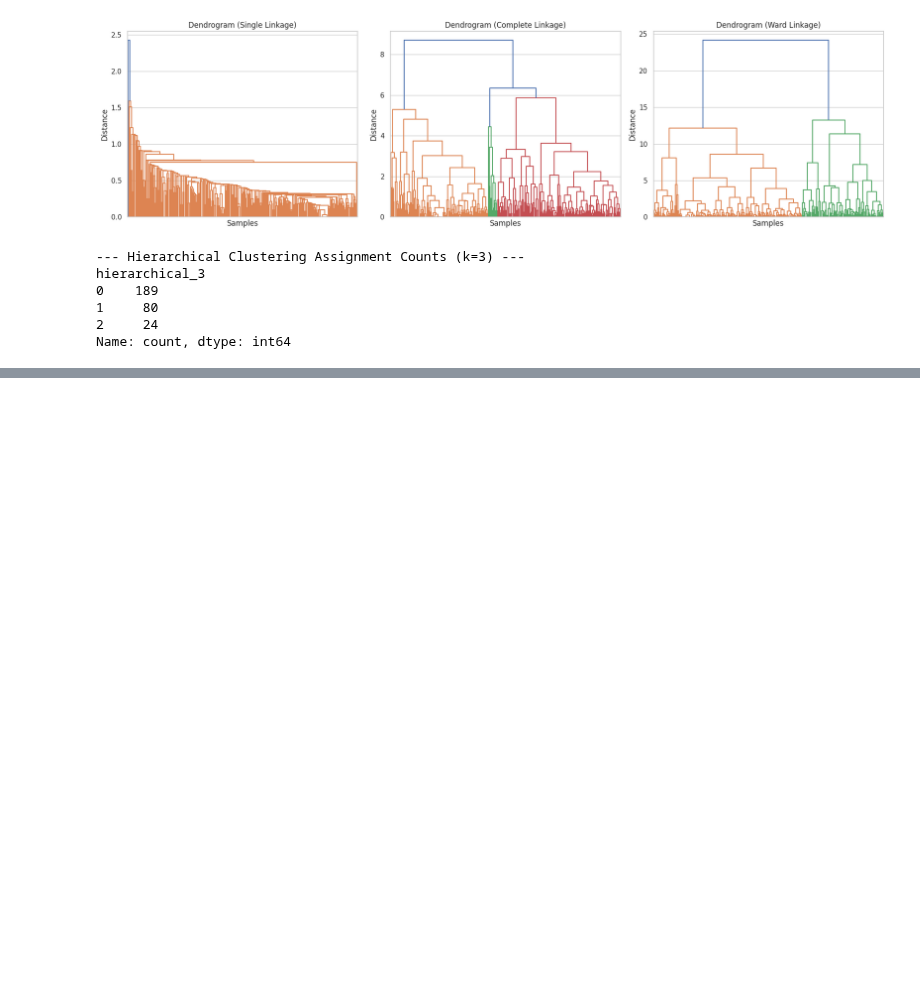
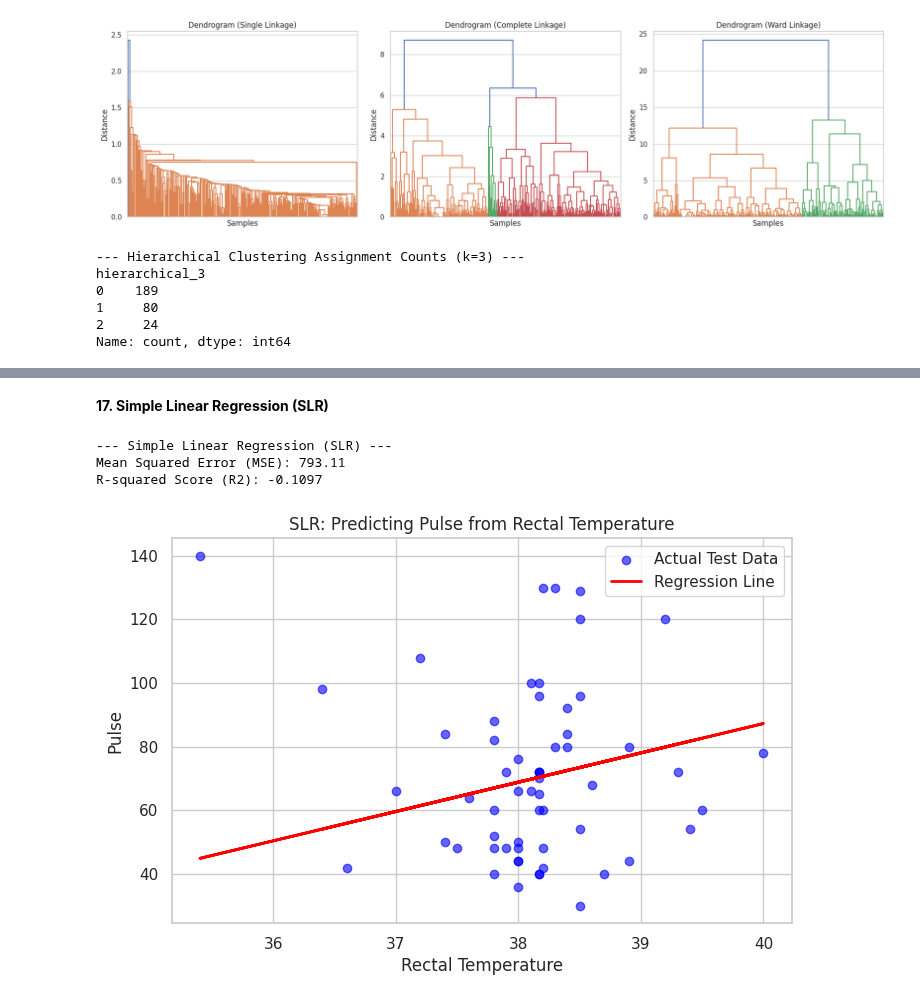
Before and after one commit to Rudragupta8777/Rudra-Gupta, a Jupyter notebook: EDA.ipynb, the cells around one changed output, grey strips where cells are left out. Drawn from its saved outputs; the diff is of its cells as text; code cells hidden in the pictures; blank space fills up the shorter version.

```diff
--- a/EDA.ipynb
+++ b/EDA.ipynb
@@ -638,0 +686,37 @@ Name: count, dtype: int64
+# %% [markdown]
+**17. Simple Linear Regression (SLR)**
+# %%
+print("\n--- Simple Linear Regression (SLR) ---")
+
+# I want to predict 'pulse' (dependent) based on 'rectal_temp' (independent)
+X_slr = df[['rectal_temp']]
+y_slr = df['pulse']
+
+# Splitting the data into 80% training and 20% testing sets
+X_train_slr, X_test_slr, y_train_slr, y_test_slr = train_test_split(X_slr, y_slr, test_size=0.2, random_state=42)
+
+# Training the Linear Regression model
+slr_model = LinearRegression()
+slr_model.fit(X_train_slr, y_train_slr)
+
+# Making predictions on the test set
+y_pred_slr = slr_model.predict(X_test_slr)
+
+# Evaluating the SLR model
+print(f"Mean Squared Error (MSE): {mean_squared_error(y_test_slr, y_pred_slr):.2f}")
+print(f"R-squared Score (R2): {r2_score(y_test_slr, y_pred_slr):.4f}")
+
+# Visualizing the regression line against the test data
+plt.figure(figsize=(8, 5))
+plt.scatter(X_test_slr, y_test_slr, color='blue', alpha=0.6, label='Actual Test Data')
+plt.plot(X_test_slr, y_pred_slr, color='red', linewidth=2, label='Regression Line')
+plt.title('SLR: Predicting Pulse from Rectal Temperature')
+plt.xlabel('Rectal Temperature')
+plt.ylabel('Pulse')
+plt.legend()
+plt.show()
+# %% [output]
+--- Simple Linear Regression (SLR) ---
+Mean Squared Error (MSE): 793.11
+R-squared Score (R2): -0.1097
+[figure, added]
```
Also changed, not shown: parts of 11 cells of this notebook.
